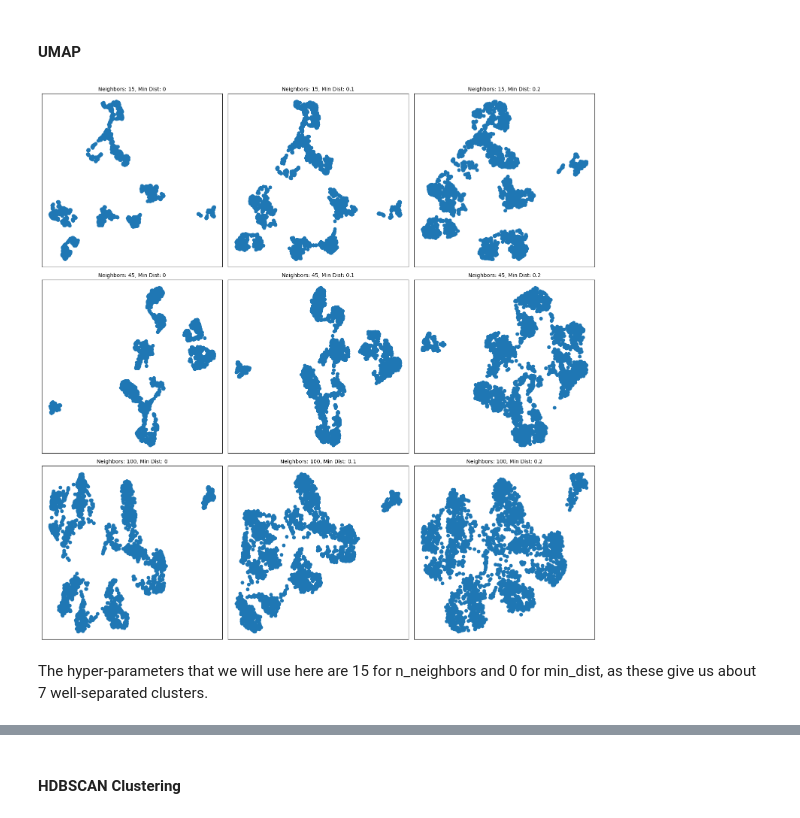
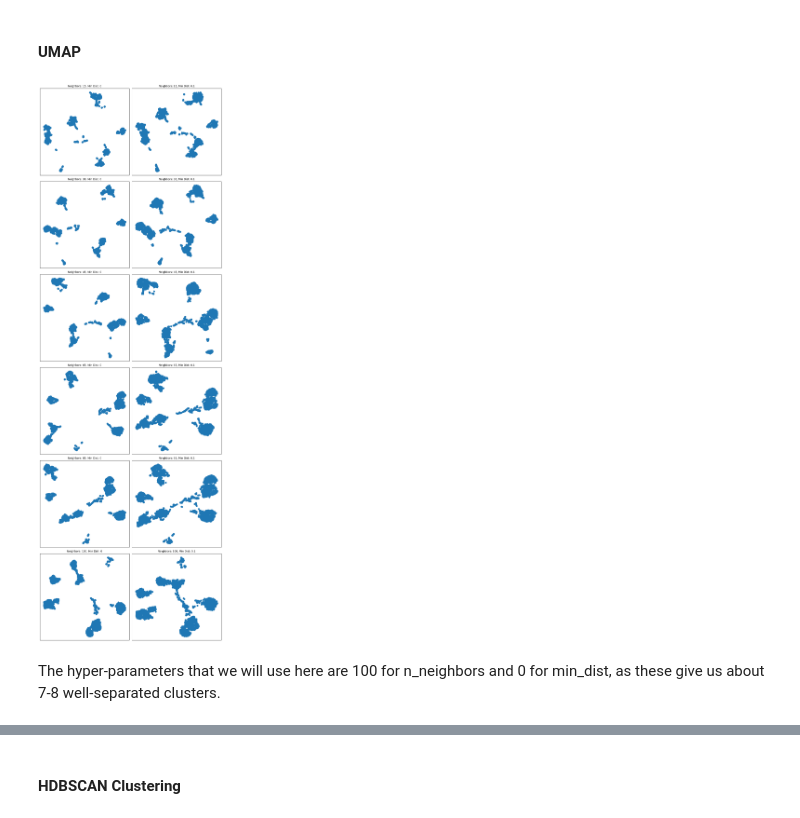
Before and after one commit to smonem/Capstone-Project-Haven, a Jupyter notebook: Notebooks/Unsupervised Learning.ipynb, the cells around one changed output, grey strips where cells are left out. Drawn from its saved outputs; the diff is of its cells as text; code cells hidden in the pictures.

Commit message:
Updated clustering

```diff
--- a/Notebooks/Unsupervised Learning.ipynb
+++ b/Notebooks/Unsupervised Learning.ipynb
@@ -125,7 +129,6 @@ rsp_df.drop(ma, axis=1, inplace=True)
 # Features known before resettling
 pre_feats = [
     "numppl",
-    "qn1c",
     "qn1d",
     "qn1f",
     "qn1g",
@@ -136,13 +139,13 @@ pre_feats = [
     "qn3a",
     "qn4a",
     "qn4c",
-    "qn1k",
     "qn1jyear",
     "t_resettlement",
 ]
 
 # Features of current life
 post_feats = [
+    "qn1c",
     "qn4b",
     "qn4e",
     "qn4j",
@@ -325,11 +328,11 @@ def draw_umap_grid(
     plt.tight_layout()
     plt.show()
 # %%
-draw_umap_grid(X, (15, 45, 100), (0, 0.1, 0.2))
+draw_umap_grid(X, (15, 30, 45, 65, 85, 100), (0, 0.1))
 # %% [output]
-[figure, old version]
+[figure, new version]
 # %% [markdown]
-The hyper-parameters that we will use here are 15 for n_neighbors and 0 for min_dist, as these give us about 7 well-separated clusters.
+The hyper-parameters that we will use here are 100 for n_neighbors and 0 for min_dist, as these give us about 7-8 well-separated clusters.
 # %%
 # Final UMAP visualization
 embeddings = umap.UMAP(
```
Also changed, not shown: parts of 11 cells of this notebook.
